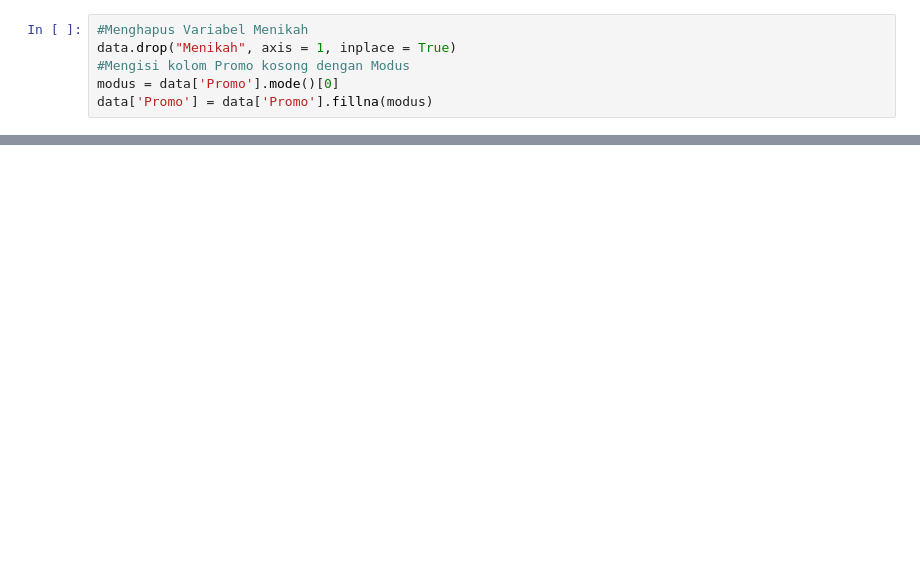
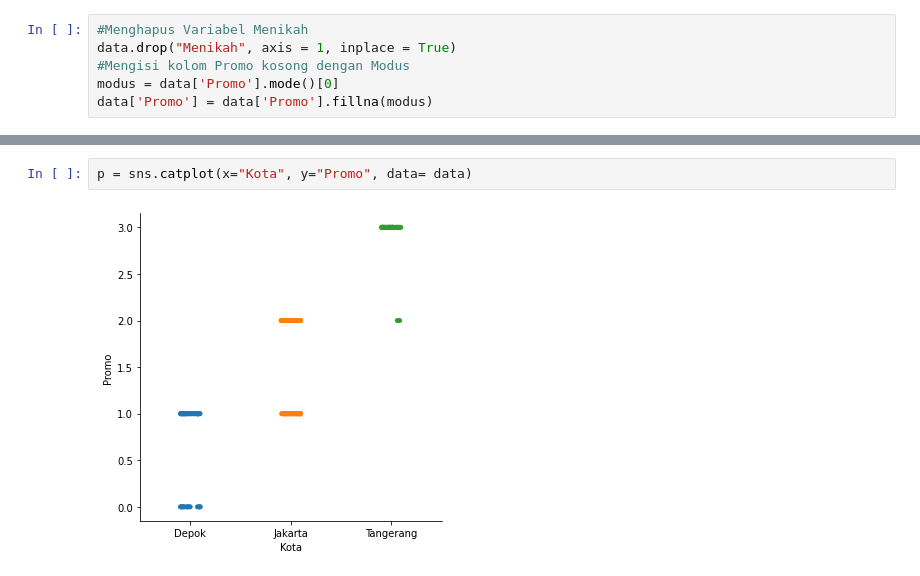
Before and after one commit to shezta/Case-Study-02-Data-Mining-UIN-Ganjil-2022-Kelompok-8, a Jupyter notebook: Studi Kasus 2.ipynb, the cells around one changed output, grey strips where cells are left out. Drawn from its saved outputs; the diff is of its cells as text; blank space fills up the shorter version.

```diff
--- a/Studi Kasus 2.ipynb
+++ b/Studi Kasus 2.ipynb
@@ -135,0 +160,4 @@ Dari scatterplot diatas bisa dilihat bahwa terdapat 1 outlier
+# %%
+p = sns.catplot(x="Kota", y="Promo", data= data)
+# %% [output]
+[figure, added]
```
Also changed, not shown: parts of 21 cells of this notebook.
